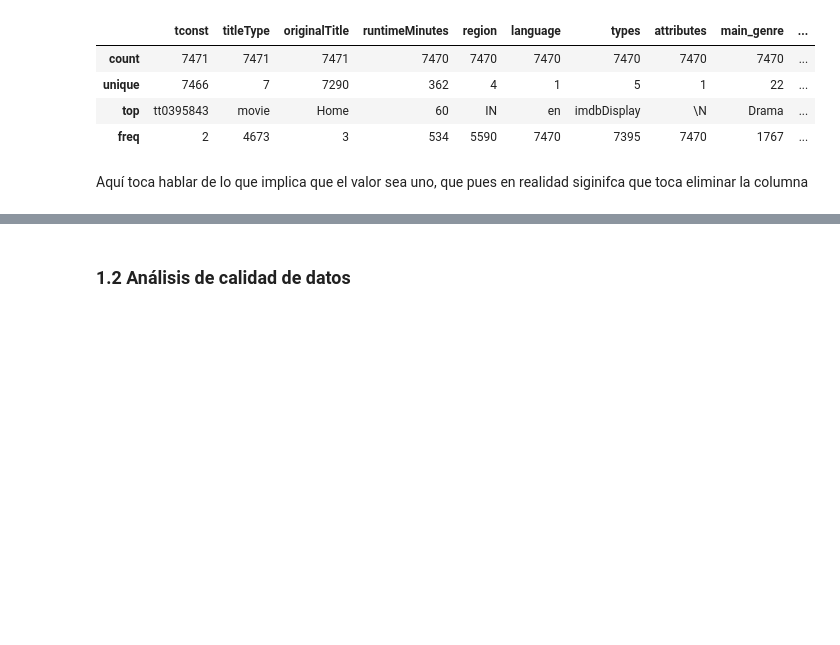
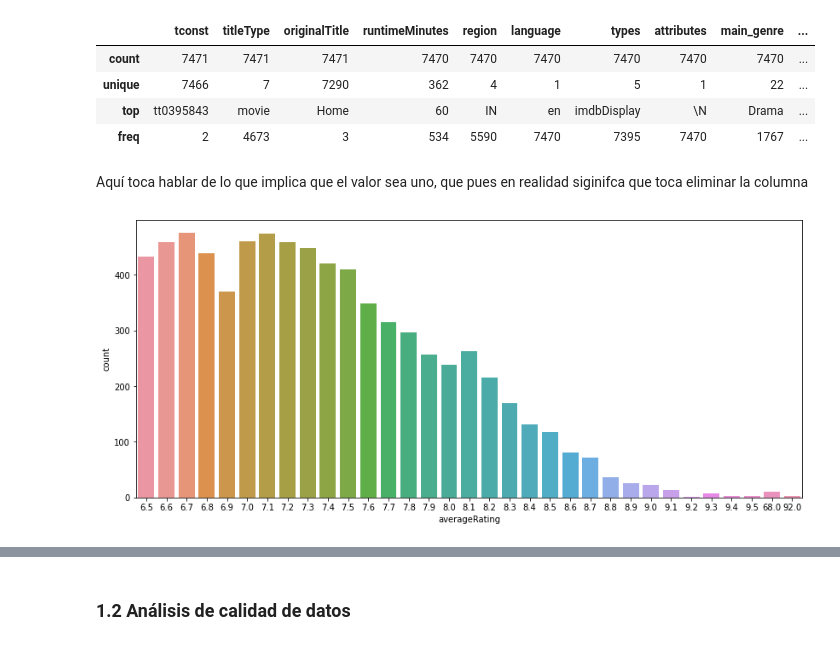
Before and after one commit to montejs3/Bi, a Jupyter notebook: LabBi/lab.ipynb, the cells around one changed output, grey strips where cells are left out. Cells and saved outputs as stored; diff of their text form; code cells hidden in the pictures; blank space fills up the shorter version.

```diff
--- a/LabBi/lab.ipynb
+++ b/LabBi/lab.ipynb
@@ -104,4 +118,10 @@ df[cols_non_number].describe()
 | freq | 2 | 4673 | 3 | 534 | 5590 | 7470 | 7395 | 7470 | 1767 | ... |
 # %% [markdown]
 Aquí toca hablar de lo que implica que el valor sea uno, que pues en realidad siginifca que toca eliminar la columna
+# %%
+plt.figure(figsize=(14, 6))
+sns.countplot(x='averageRating', data=df)
+plt.show()
+# %% [output]
+[figure, added]
 # %%
```
Also changed, not shown: parts of 14 cells of this notebook.
